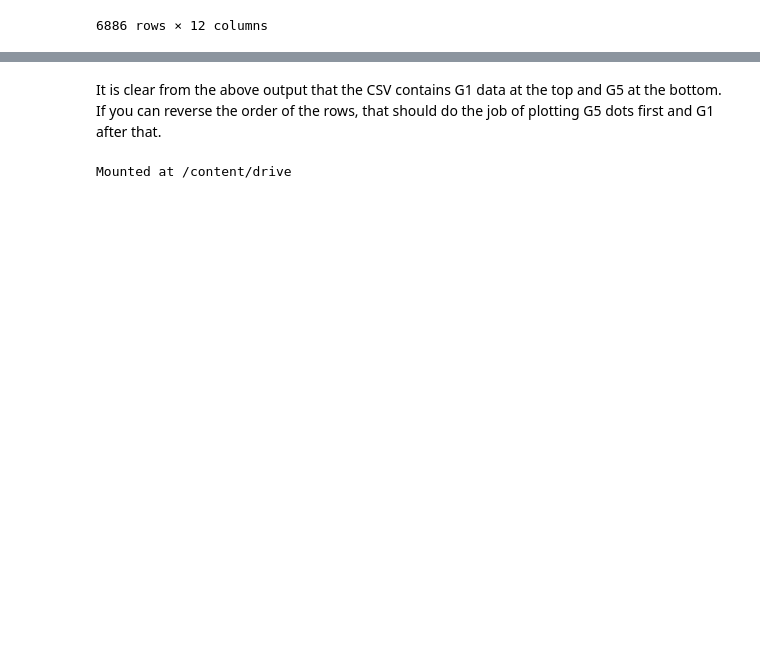
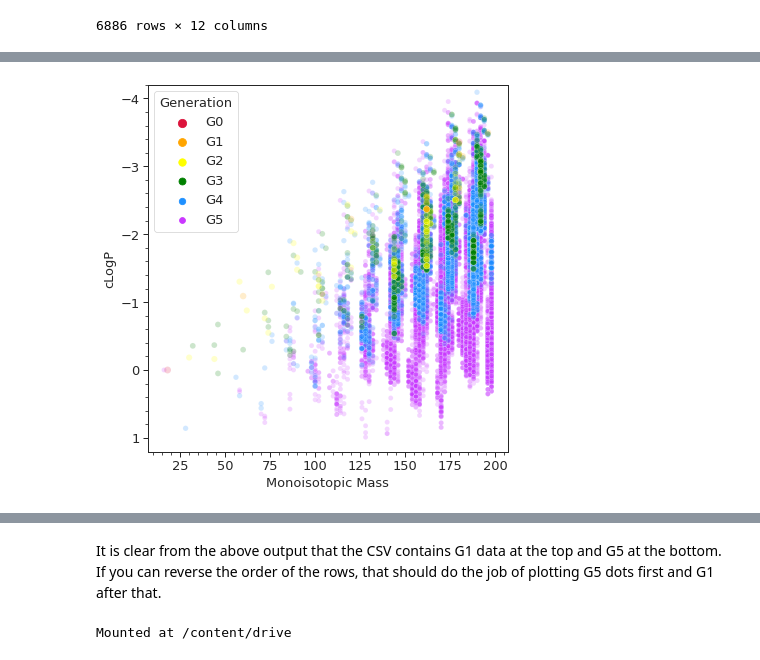
Before and after one commit to Reaction-Space-Explorer/reac-space-exp, a Jupyter notebook: plots/general_plotting_script.ipynb, the cells around one changed output, grey strips where cells are left out. Saved outputs shown, nothing was run; the diff lists cells and outputs as text; code cells hidden in the pictures; blank space fills up the shorter version.

```diff
--- a/plots/general_plotting_script.ipynb
+++ b/plots/general_plotting_script.ipynb
@@ -128,3 +128,34 @@ grid.add_legend()
+# %%
+fig2, ax2 = plt.subplots(figsize=(6,6))
+sns.scatterplot(data=reversed_data, x='Monoisotopic Mass', y='cLogP',
+                hue='Gen Num',
+                #palette='flare',
+                marker='o',
+                #ec='face',
+                palette=['crimson', 'orange', 'yellow', 'g', 'dodgerblue', '#CA38FF'],
+                alpha=0.2,
+                #s=24,
+                size='Gen Num',
+                sizes=(48, 24),
+                #edgecolor='k'
+               )
+ax2.minorticks_on()
+ax2.tick_params(axis='both', labelsize=13)
+# Set x-axis label
+ax2.set_xlabel('Monoisotopic Mass', fontsize=13);
+# Set y-axis label
+ax2.set_ylabel('cLogP', fontsize=13);
+
+hands, labs = ax2.get_legend_handles_labels()
+ax2.legend(title='Generation', title_fontsize=13, handles=hands,
+           labels=[f'G{i}' for i in range(6)],
+           markerscale=1.2,
+           fontsize=13)
+ax2.set_ylim(1.2, -4.2)
+plt.tight_layout()
+plt.savefig('cLogPplot.jpg', dpi=150)
+# %% [output]
+[figure, added]
 # %%
 #f2 = plt.figure(figsize=(6,6))
 import plotly.express as px
```
Also changed, not shown: parts of 4 cells of this notebook.
